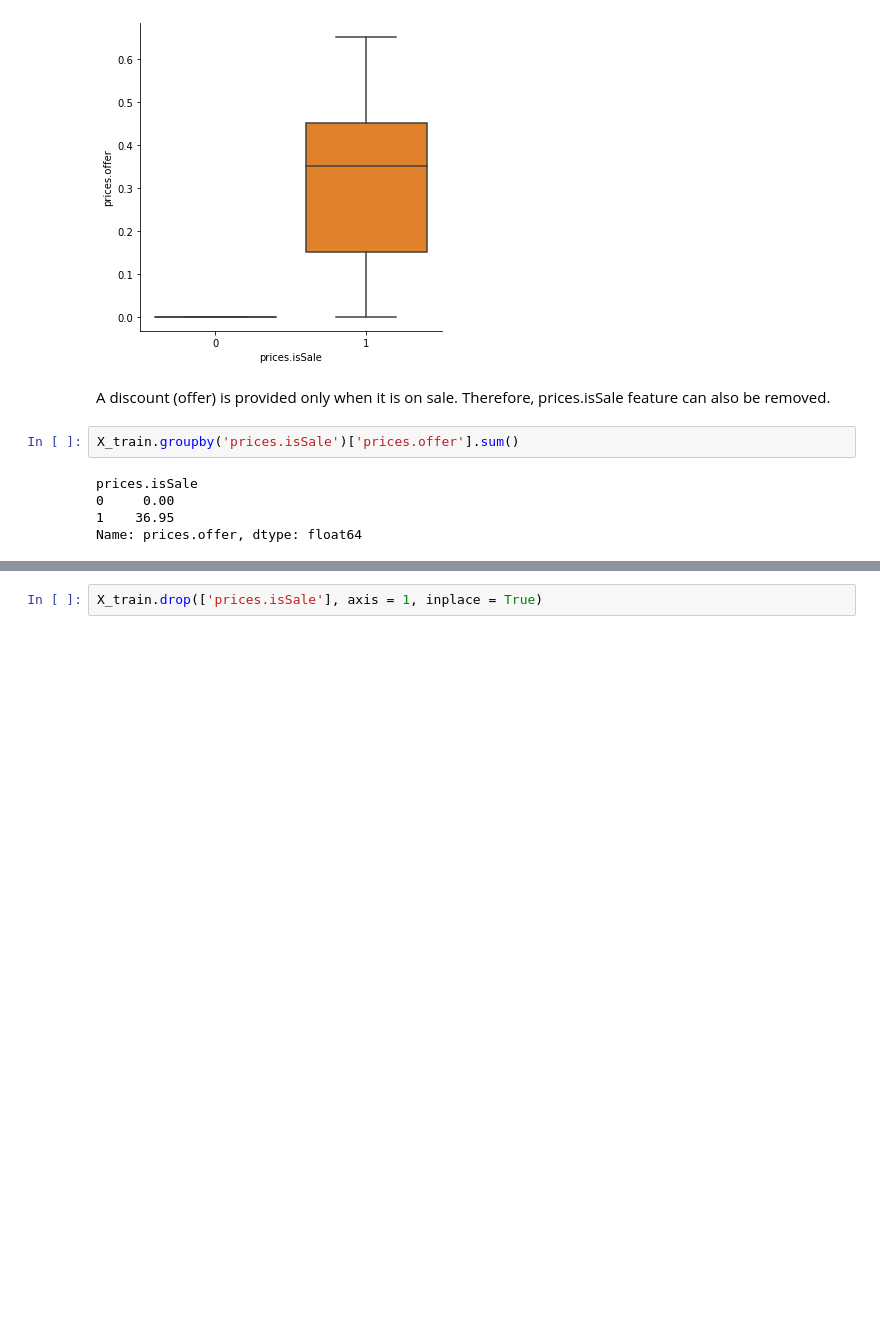
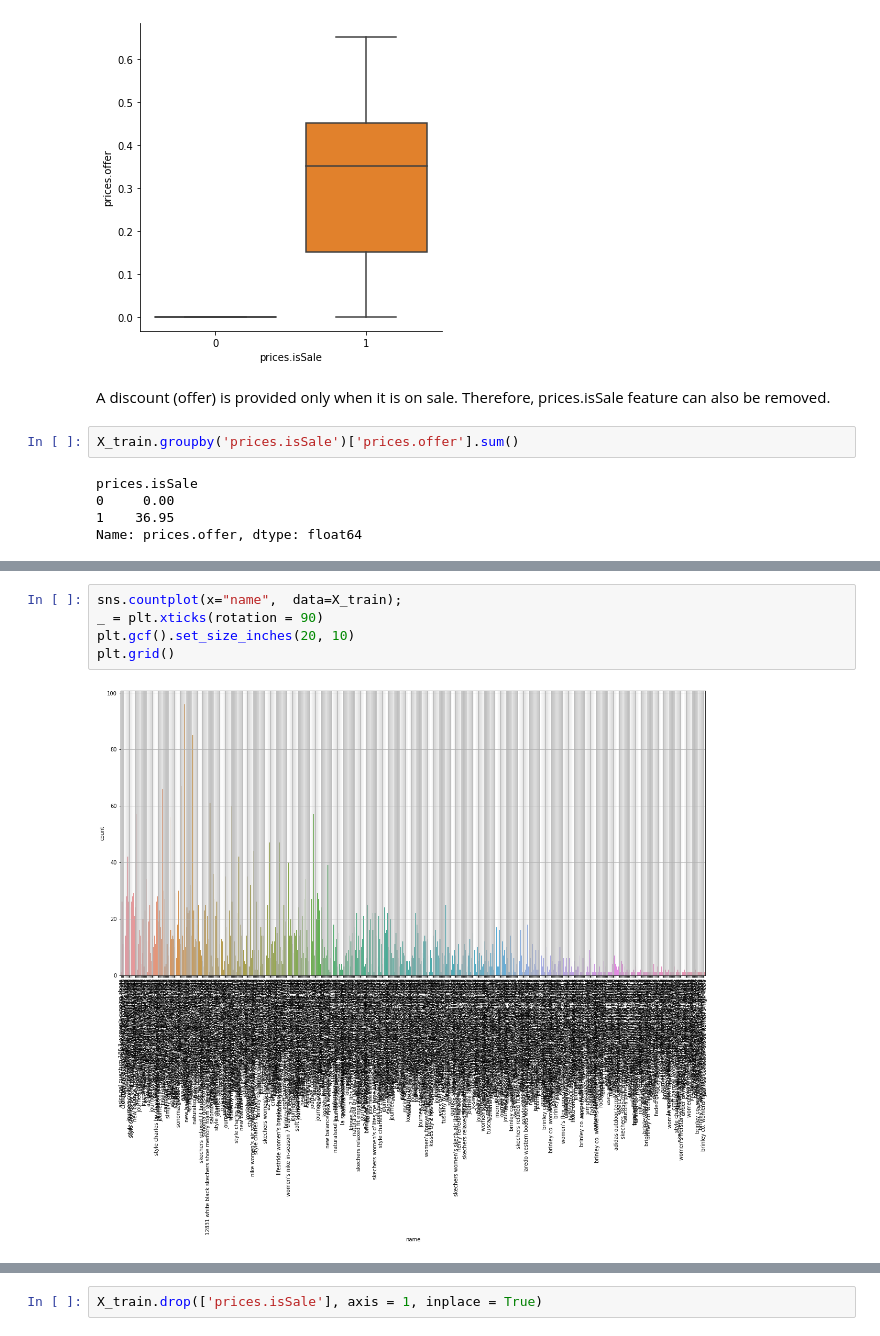
Before and after one commit to asubramaniyan/womens-shoes-price, a Jupyter notebook: womens-shoe-prices-eda.ipynb, the cells around one changed output, grey strips where cells are left out. Cells and saved outputs as stored; diff of their text form; blank space fills up the shorter version.

```diff
--- a/womens-shoe-prices-eda.ipynb
+++ b/womens-shoe-prices-eda.ipynb
@@ -848,0 +897,7 @@ Name: prices.offer, dtype: float64
+# %%
+sns.countplot(x="name",  data=X_train);
+_ = plt.xticks(rotation = 90)
+plt.gcf().set_size_inches(20, 10)
+plt.grid()
+# %% [output]
+[figure, added]
```
Also changed, not shown: parts of 81 cells of this notebook.
